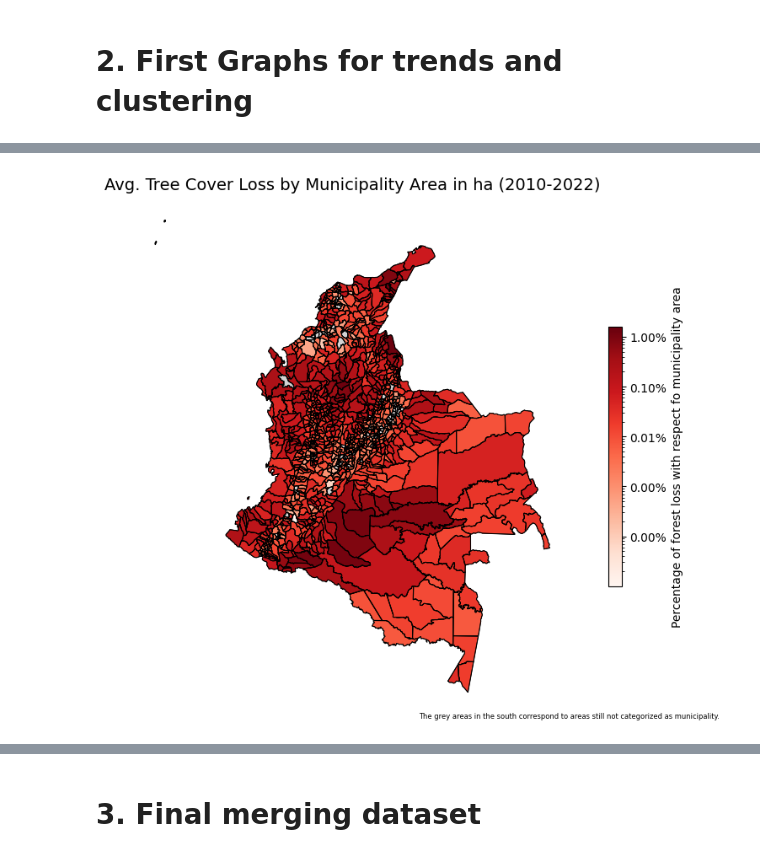
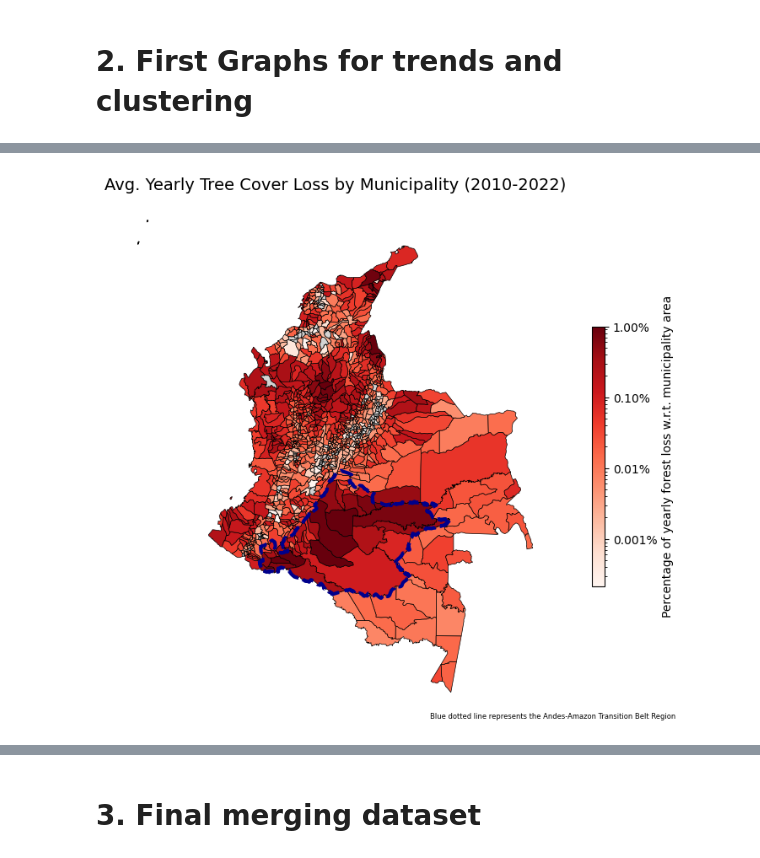
Before and after one commit to cpj97/MDS_thesis, a Jupyter notebook: Code/preprocessing_new.ipynb, the cells around one changed output, grey strips where cells are left out. Saved outputs shown, nothing was run; the diff lists cells and outputs as text; code cells hidden in the pictures.

Commit message:
updated models and graphs

```diff
--- a/Code/preprocessing_new.ipynb
+++ b/Code/preprocessing_new.ipynb
@@ -752,55 +830,76 @@ final_df
 # %%
 ###############################
 ### Aggregate Deforestation ###
 ###############################
 
 # Aggregate Tree Cover Loss by Municipality
 avg_tc_loss = final_df.groupby("codmpio")["pc_loss"].mean().reset_index()
 
 # Merge Data and Ensure Geometry is Valid
 gdf = shapes.merge(avg_tc_loss, on="codmpio", how="left")
 
 # Ensure `gdf` is a GeoDataFrame
 gdf = gpd.GeoDataFrame(gdf, geometry="geometry")
 
 # Drop rows where geometry is missing or invalid
 gdf = gdf.dropna(subset=["geometry"])
 gdf = gdf[gdf.is_valid]  # Remove invalid geometries
 
 
-# Replace 0 with NA to avoid log(0) in the color mapping
-gdf["pc_loss"] = gdf["pc_loss"].replace(0, np.nan)  # Replace 0 with NA
-# Define log scale normalization for color mapping
-#legend_ticks = [0.01, 0.1, 1, 5, 10]  # Adjust based on max value (14%)
-log_norm = mcolors.LogNorm(vmin=gdf["pc_loss"].min(), vmax=gdf["pc_loss"].max())
+from matplotlib import lines
+import matplotlib.colors as mcolors
+import matplotlib.ticker as mticker
+
+# Replace 0 with NaN to avoid log(0)
+gdf["pc_loss"] = gdf["pc_loss"].replace(0, np.nan)
+
+# Define log scale normalization
+vmin = np.percentile(gdf["pc_loss"].dropna(), 1)
+vmax = np.percentile(gdf["pc_loss"].dropna(), 99)
+log_norm = mcolors.LogNorm(vmin=vmin, vmax=vmax)
+
+# Example: pick some manual tick positions
+# (you'll want to adapt these based on your data range)
+manual_ticks = [0.001, 0.01, 0.1, 1, 5, 10]
+
+# Create a custom formatter to add the "%" symbol
+def percent_formatter(x, pos):
+    if x > 0.001:
+        return f"{x:.2f}%"
+    else:
+        return f"{x:.3f}%"
 
 fig, ax = plt.subplots(figsize=(12, 8))
 
-shapes.plot(ax=ax, linewidth=0.8, color="lightgrey")  # Outline for all municipalities
-shapes.boundary.plot(ax=ax, linewidth=0.8, color="black")
+transition.boundary.plot(ax=ax, linewidth=3, color="darkblue", linestyle="--")
 
-gdf.plot(column="pc_loss", cmap="Reds", linewidth=0.5, edgecolor="black",
-         legend=True, ax=ax, norm=log_norm,
-         missing_kwds={"color": "lightgrey", "label": "No Data"},
-         legend_kwds={"label": "Percentage of forest loss with respect fo municipality area", "orientation": "vertical",
-                      "shrink": 0.5, "format": "%.2f%%"})
+gdf.plot(
+    column="pc_loss",
+    cmap="Reds",
+    linewidth=0.5,
+    edgecolor="black",
+    legend=True,
+    norm=log_norm,
+    ax=ax,
+    missing_kwds={"color": "lightgrey", "label": "No Data"},
+    legend_kwds={
+        "label": "Percentage of yearly forest loss w.r.t. municipality area",
+        "orientation": "vertical",
+        "shrink": 0.5,
+        # Set custom ticks and a custom formatter
+        "ticks": manual_ticks,
+        "format": mticker.FuncFormatter(percent_formatter),
+    }
+)
 
-
-ax.set_title("Avg. Tree Cover Loss by Municipality Area in ha (2010-2022)", fontsize=14)
-ax.axis("off")  # Hide axes
-
-# Move legend to the bottom right corner
-leg = ax.get_legend()
-if leg:
-    leg.set_bbox_to_anchor((0.95, 0.05))  # (X, Y) position in figure coordinates
-
-# Add footnote about missing data
-plt.annotate("The grey areas in the south correspond to areas still not categorized as municipality.", xy=(1, 0), xycoords="axes fraction",
+ax.set_title("Avg. Yearly Tree Cover Loss by Municipality (2010-2022)", fontsize=14)
+plt.annotate("Blue dotted line represents the Andes-Amazon Transition Belt Region", xy=(1, 0), xycoords="axes fraction",
              fontsize=6, ha="center", va="center", color="black")
+ax.axis("off")
 
 plt.show()
 # %% [output]
-[figure, old version]
+[figure, new version]
 # %%
 ######################
 ### Clustering 2.0 ### --------------> ESTE FUNCIONA MEJOR
```
Also changed, not shown: parts of 19 cells of this notebook, 4 other files.
